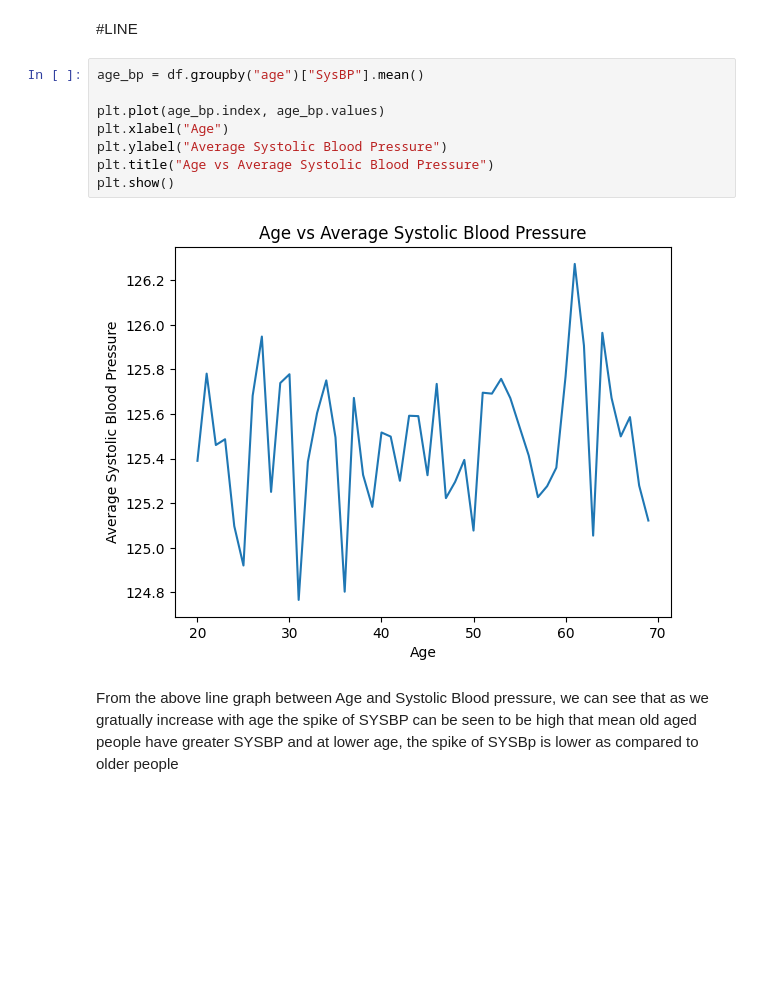
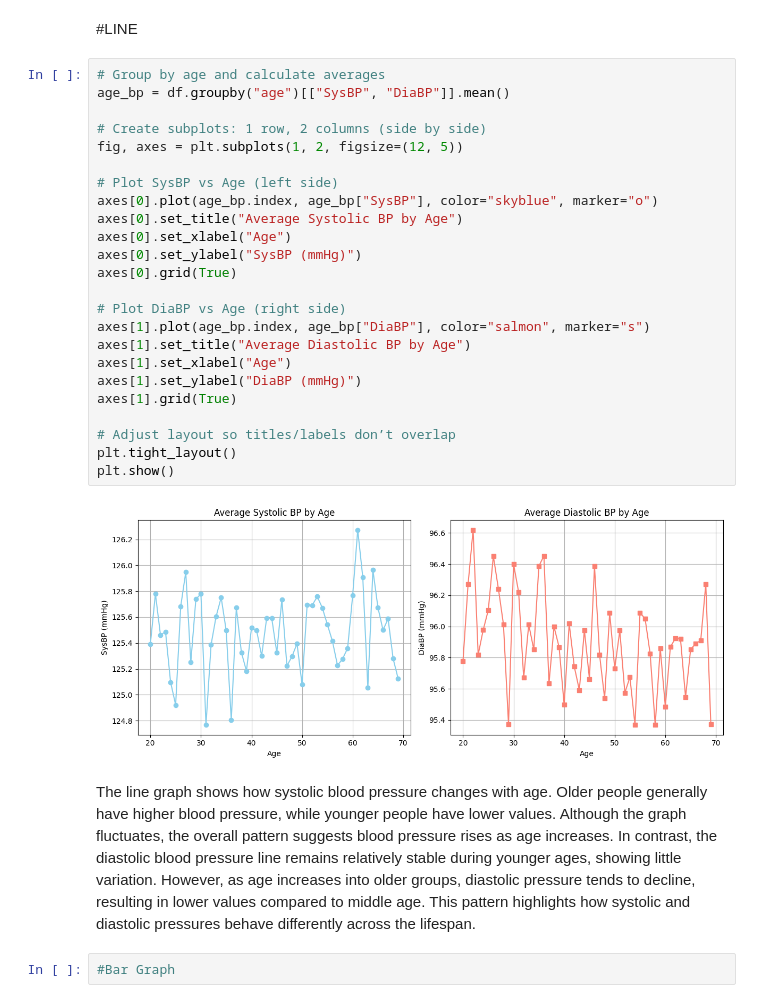
Before and after one commit to Dr-bijay-neupane/code-repository, a Jupyter notebook: fundamental of datascience/Assignment.ipynb, the cells around one changed output. Drawn from its saved outputs; the diff is of its cells as text; blank space fills up the shorter version.

```diff
--- a/fundamental of datascience/Assignment.ipynb
+++ b/fundamental of datascience/Assignment.ipynb
@@ -18,14 +18,33 @@ df.head()
 # %% [markdown]
 #LINE
 # %%
-age_bp = df.groupby("age")["SysBP"].mean()
+# Group by age and calculate averages
+age_bp = df.groupby("age")[["SysBP", "DiaBP"]].mean()
 
-plt.plot(age_bp.index, age_bp.values)
-plt.xlabel("Age")
-plt.ylabel("Average Systolic Blood Pressure")
-plt.title("Age vs Average Systolic Blood Pressure")
+# Create subplots: 1 row, 2 columns (side by side)
+fig, axes = plt.subplots(1, 2, figsize=(12, 5))
+
+# Plot SysBP vs Age (left side)
+axes[0].plot(age_bp.index, age_bp["SysBP"], color="skyblue", marker="o")
+axes[0].set_title("Average Systolic BP by Age")
+axes[0].set_xlabel("Age")
+axes[0].set_ylabel("SysBP (mmHg)")
+axes[0].grid(True)
+
+# Plot DiaBP vs Age (right side)
+axes[1].plot(age_bp.index, age_bp["DiaBP"], color="salmon", marker="s")
+axes[1].set_title("Average Diastolic BP by Age")
+axes[1].set_xlabel("Age")
+axes[1].set_ylabel("DiaBP (mmHg)")
+axes[1].grid(True)
+
+# Adjust layout so titles/labels don’t overlap
+plt.tight_layout()
 plt.show()
 # %% [output]
-[figure, old version]
+[figure, new version]
 # %% [markdown]
-From the above line graph between Age and Systolic Blood pressure, we can see that as we gratually increase with age the spike of SYSBP can be seen to be high that mean old aged people have greater SYSBP and  at lower age, the spike of SYSBp is lower as compared to older people
+The line graph shows how systolic blood pressure changes with age. Older people generally have higher blood pressure, while younger people have lower values. Although the graph fluctuates, the overall pattern suggests blood pressure rises as age increases.
+In contrast, the diastolic blood pressure line remains relatively stable during younger ages, showing little variation. However, as age increases into older groups, diastolic pressure tends to decline, resulting in lower values compared to middle age. This pattern highlights how systolic and diastolic pressures behave differently across the lifespan.
+# %%
+#Bar Graph
```
Also changed, not shown: parts of 4 cells of this notebook.
